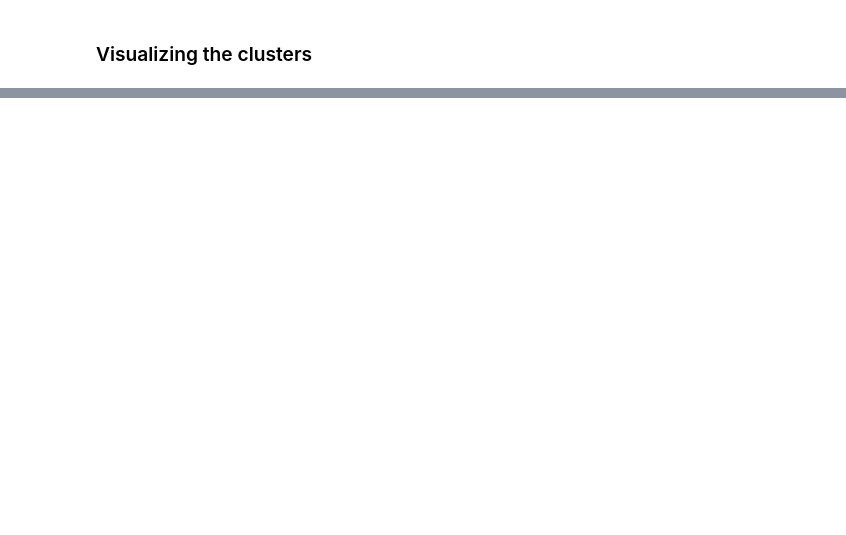
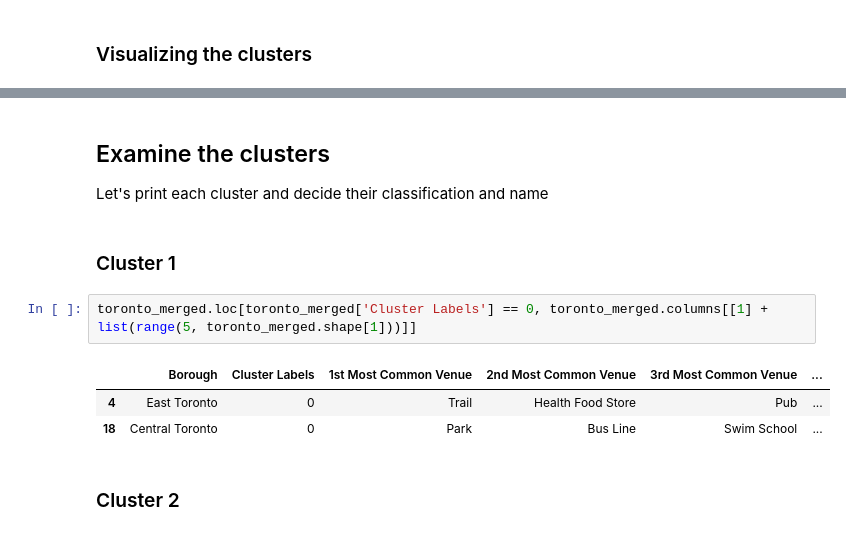
Before and after one commit to MayureshBakshi/Coursera_Capstone, a Jupyter notebook: Peer Graded Assignment - Week 3 - Part 3.ipynb, the cells around one changed output, grey strips where cells are left out. Cells and saved outputs as stored; diff of their text form; blank space fills up the shorter version.

Commit message:
Exploring the clusters

```diff
--- a/Peer Graded Assignment - Week 3 - Part 3.ipynb
+++ b/Peer Graded Assignment - Week 3 - Part 3.ipynb
@@ -583,3 +583,16 @@ for lat, lon, poi, cluster in zip(toronto_merged['Latitude'], toronto_merged['Lo
 map_clusters
 # %% [output]
 [interactive output not drawn]
+# %% [markdown]
+## Examine the clusters
+Let's print each cluster and decide their classification and name
+# %% [markdown]
+### Cluster 1
+# %%
+toronto_merged.loc[toronto_merged['Cluster Labels'] == 0, toronto_merged.columns[[1] + list(range(5, toronto_merged.shape[1]))]]
+# %% [output]
+|  | Borough | Cluster Labels | 1st Most Common Venue | 2nd Most Common Venue | 3rd Most Common Venue | ... |
+| 4 | East Toronto | 0 | Trail | Health Food Store | Pub | ... |
+| 18 | Central Toronto | 0 | Park | Bus Line | Swim School | ... |
+# %% [markdown]
+### Cluster 2
```
